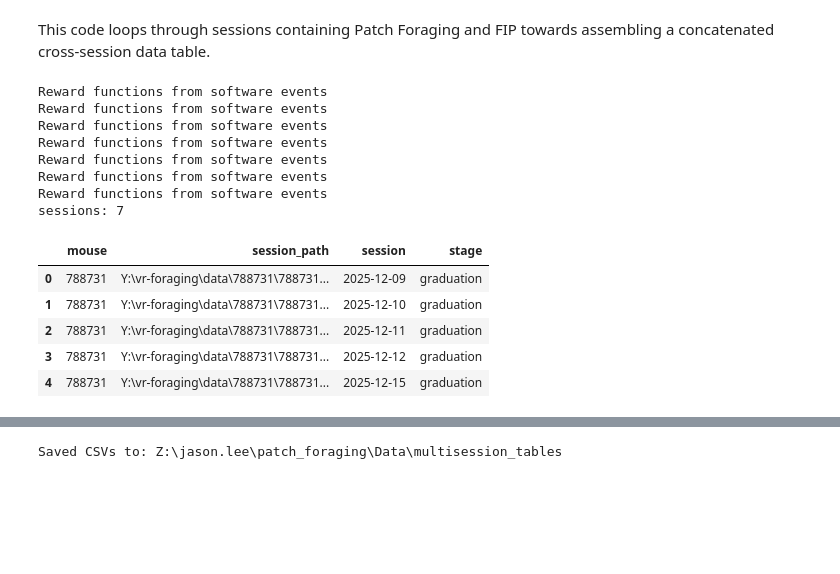
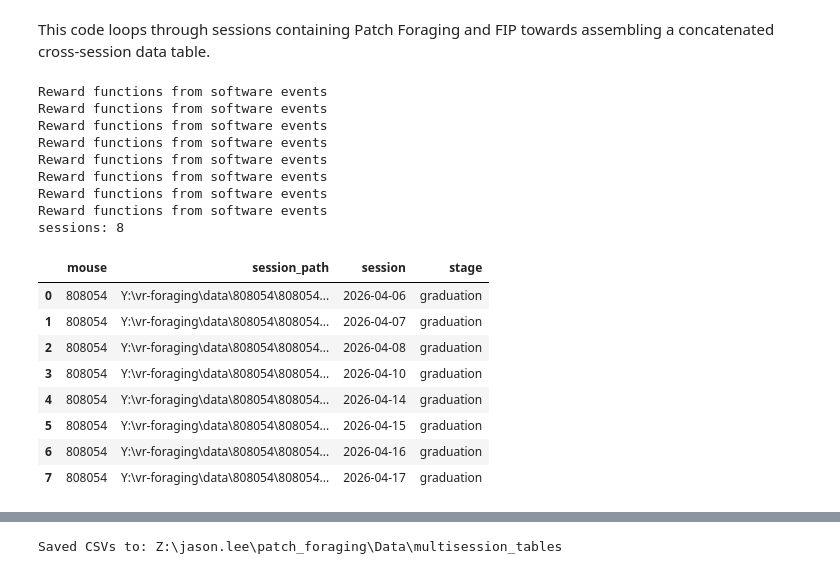
Before and after one commit to jasonyslee/Aind.Behavior.VrForaging.Analysis, a Jupyter notebook: notebooks/BehaviorAnalysis/General/build_multi_session_table.ipynb, the cells around one changed output, grey strips where cells are left out. Saved outputs shown, nothing was run; the diff lists cells and outputs as text; code cells hidden in the pictures; blank space fills up the shorter version.

```diff
--- a/notebooks/BehaviorAnalysis/General/build_multi_session_table.ipynb
+++ b/notebooks/BehaviorAnalysis/General/build_multi_session_table.ipynb
@@ -406,54 +406,68 @@ class MetricsVrForaging():
     def get_mouse_and_session(self):
         return self.mouse, self.session
 # %%
-mouse_list = ["788731"]
-date_string = "2025-12-09"
-end_date_string = "2025-12-25"
+mouse_list = ["808054"]
+date_string = "2025-12-10"
+end_date_string = "2025-12-20"
 # %%
-import re
 from pathlib import Path
 import pandas as pd
 
 sessions_rows = []
 
 for mouse in mouse_list:
-    session_paths = data_access.find_sessions_relative_to_date(
-        mouse=mouse,
-        date_string=date_string,
-        end_date_string=end_date_string,
-        when='between'
-    )
+    # session_paths = data_access.find_sessions_relative_to_date(
+    #     mouse=mouse,
+    #     date_string=date_string,
+    #     end_date_string=end_date_string,
+    #     when='between'
+    # )
+
+    session_paths = [
+        Path(r"Y:\vr-foraging\data\808054\808054_2026-04-06T191116Z"),
+        Path(r"Y:\vr-foraging\data\808054\808054_2026-04-07T190234Z"),
+        Path(r"Y:\vr-foraging\data\808054\808054_2026-04-08T201406Z"),
+        Path(r"Y:\vr-foraging\data\808054\808054_2026-04-10T185226Z"),
+        Path(r"Y:\vr-foraging\data\808054\808054_2026-04-14T202415Z"),
+        Path(r"Y:\vr-foraging\data\808054\808054_2026-04-15T194220Z"),
+        Path(r"Y:\vr-foraging\data\808054\808054_2026-04-16T193824Z"),
+        Path(r"Y:\vr-foraging\data\808054\808054_2026-04-17T193309Z")
+    ]
 
     for session_path in session_paths:
         session_path = Path(session_path)
         parsed = MetricsVrForaging(session_path)
 
         sessions_rows.append({
             "mouse": mouse,
             "session_path": str(session_path),
             "session": parsed.session,              # e.g. datetime / string
             "stage": parsed.stage,
         })
 
 sessions_manifest = pd.DataFrame(sessions_rows)
 
 print("sessions:", len(sessions_manifest))
-sessions_manifest.head()
+sessions_manifest
 # %% [output]
 Reward functions from software events
 Reward functions from software events
 Reward functions from software events
 Reward functions from software events
 Reward functions from software events
 Reward functions from software events
 Reward functions from software events
-sessions: 7
+Reward functions from software events
+sessions: 8
 |  | mouse | session_path | session | stage |
-| 0 | 788731 | Y:\vr-foraging\data\788731\788731... | 2025-12-09 | graduation |
-| 1 | 788731 | Y:\vr-foraging\data\788731\788731... | 2025-12-10 | graduation |
-| 2 | 788731 | Y:\vr-foraging\data\788731\788731... | 2025-12-11 | graduation |
-| 3 | 788731 | Y:\vr-foraging\data\788731\788731... | 2025-12-12 | graduation |
-| 4 | 788731 | Y:\vr-foraging\data\788731\788731... | 2025-12-15 | graduation |
+| 0 | 808054 | Y:\vr-foraging\data\808054\808054... | 2026-04-06 | graduation |
+| 1 | 808054 | Y:\vr-foraging\data\808054\808054... | 2026-04-07 | graduation |
+| 2 | 808054 | Y:\vr-foraging\data\808054\808054... | 2026-04-08 | graduation |
+| 3 | 808054 | Y:\vr-foraging\data\808054\808054... | 2026-04-10 | graduation |
+| 4 | 808054 | Y:\vr-foraging\data\808054\808054... | 2026-04-14 | graduation |
+| 5 | 808054 | Y:\vr-foraging\data\808054\808054... | 2026-04-15 | graduation |
+| 6 | 808054 | Y:\vr-foraging\data\808054\808054... | 2026-04-16 | graduation |
+| 7 | 808054 | Y:\vr-foraging\data\808054\808054... | 2026-04-17 | graduation |
 # %%
 epoch_tables = []
 aligned_tables = []
```
Also changed, not shown: parts of 19 cells of this notebook, 1 other file.
